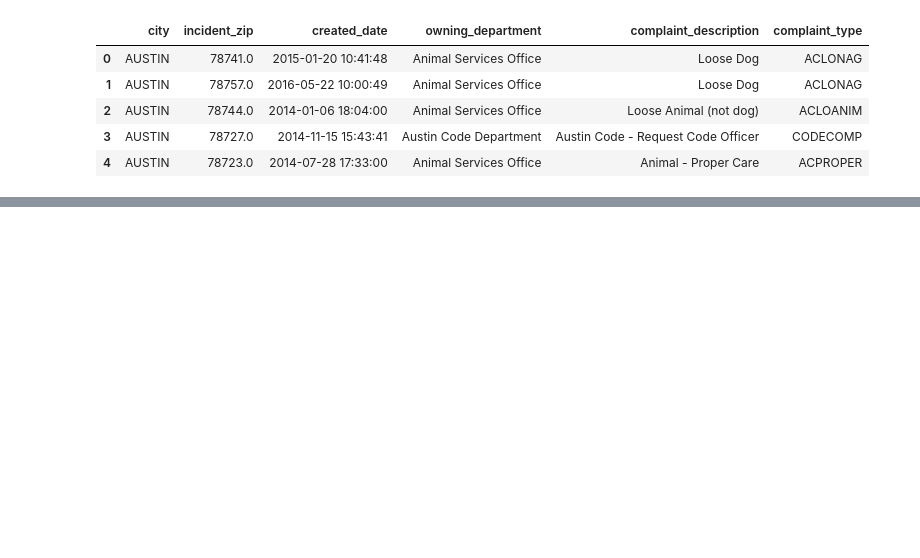
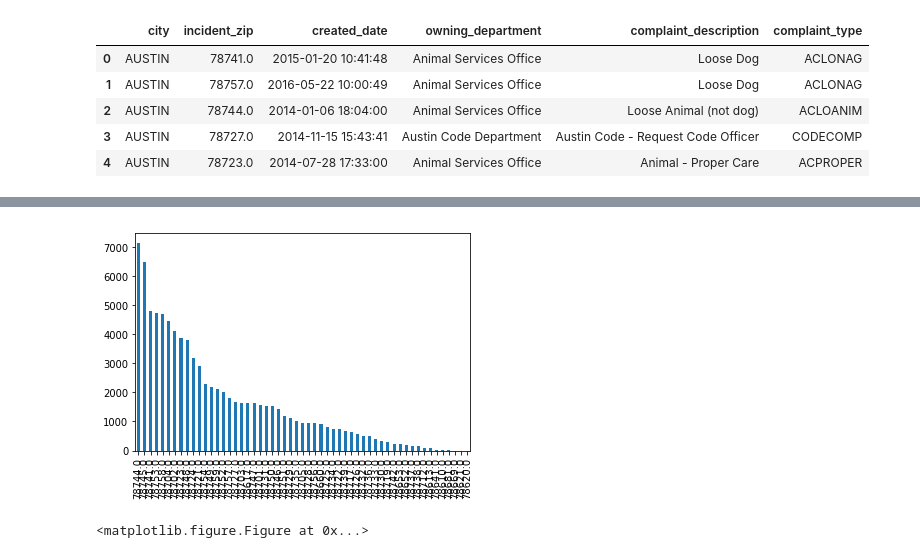
Before and after one commit to mraigosa/Austin_311_analysis, a Jupyter notebook: group5_project.ipynb, the cells around one changed output, grey strips where cells are left out. Drawn from its saved outputs; the diff is of its cells as text; code cells hidden in the pictures; blank space fills up the shorter version.

```diff
--- a/group5_project.ipynb
+++ b/group5_project.ipynb
@@ -120,0 +141,6 @@ austin311_df.head()
+# %%
+pd.value_counts(animal_services['incident_zip']).plot.bar()
+plt.show()
+# %% [output]
+[figure, added]
+<matplotlib.figure.Figure at 0x...>
```
Also changed, not shown: parts of 41 cells of this notebook.
